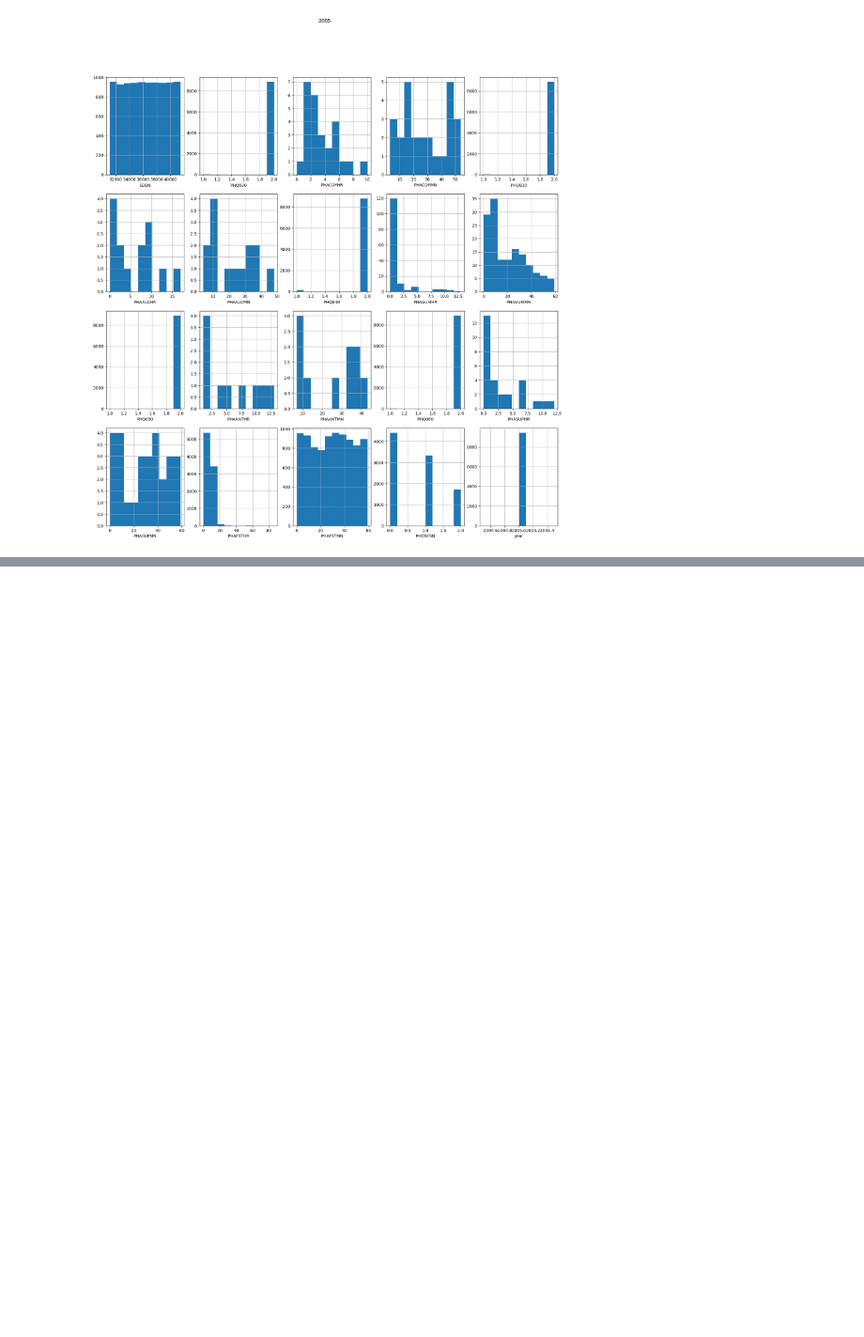
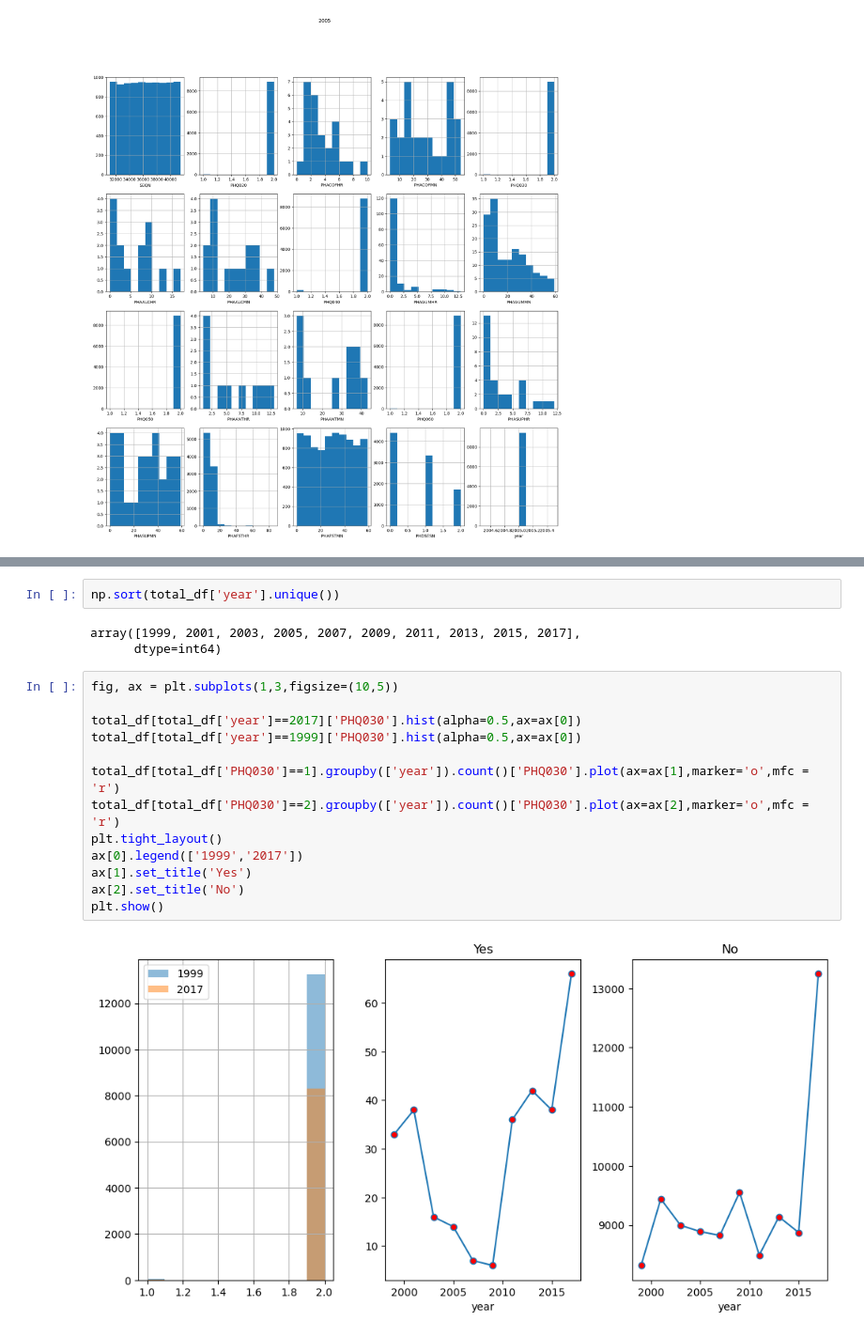
Before and after one commit to kpark11/Springboard, a Jupyter notebook: Data-Storytelling-Unit-18/NHANES_fasting/analysis.ipynb, the cells around one changed output, grey strips where cells are left out. Shown at 94% size. Saved outputs shown, nothing was run; the diff lists cells and outputs as text; blank space fills up the shorter version.

```diff
--- a/Data-Storytelling-Unit-18/NHANES_fasting/analysis.ipynb
+++ b/Data-Storytelling-Unit-18/NHANES_fasting/analysis.ipynb
@@ -160,0 +222,20 @@ for i in range(len(total_df['year'].unique())):
+# %%
+np.sort(total_df['year'].unique())
+# %% [output]
+array([1999, 2001, 2003, 2005, 2007, 2009, 2011, 2013, 2015, 2017],
+      dtype=int64)
+# %%
+fig, ax = plt.subplots(1,3,figsize=(10,5))
+
+total_df[total_df['year']==2017]['PHQ030'].hist(alpha=0.5,ax=ax[0])
+total_df[total_df['year']==1999]['PHQ030'].hist(alpha=0.5,ax=ax[0])
+
+total_df[total_df['PHQ030']==1].groupby(['year']).count()['PHQ030'].plot(ax=ax[1],marker='o',mfc = 'r')
+total_df[total_df['PHQ030']==2].groupby(['year']).count()['PHQ030'].plot(ax=ax[2],marker='o',mfc = 'r')
+plt.tight_layout()
+ax[0].legend(['1999','2017'])
+ax[1].set_title('Yes')
+ax[2].set_title('No')
+plt.show()
+# %% [output]
+[figure, added]
```
Also changed, not shown: parts of 9 cells of this notebook, 3 other files.
